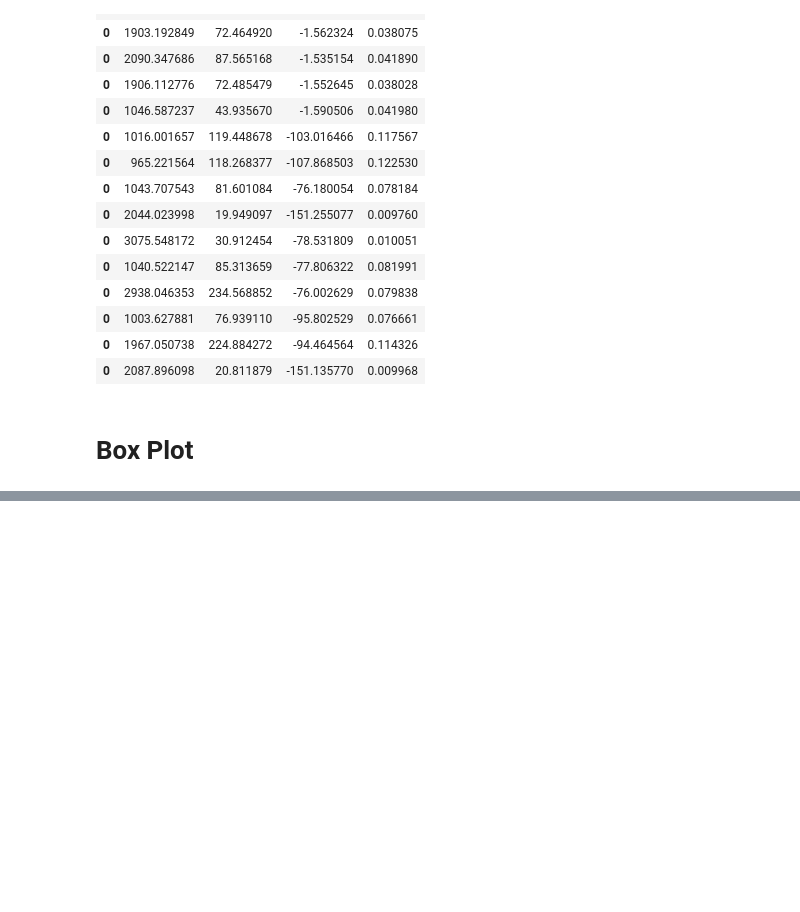
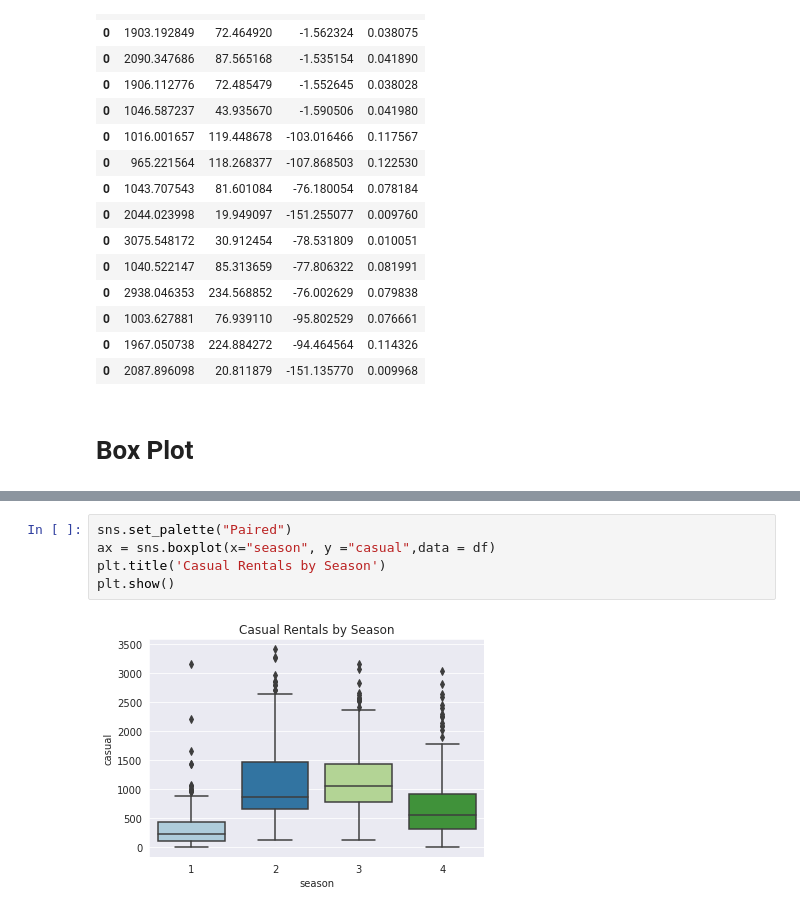
Before and after one commit to DLPY/Unsupervised-Learning-Session-2, a Jupyter notebook: Local_Outlier_Factor.ipynb, the cells around one changed output, grey strips where cells are left out. Cells and saved outputs as stored; diff of their text form; blank space fills up the shorter version.

```diff
--- a/Local_Outlier_Factor.ipynb
+++ b/Local_Outlier_Factor.ipynb
@@ -108,0 +214,7 @@ charges.query('LOF < -1.5')
+# %%
+sns.set_palette("Paired")
+ax = sns.boxplot(x="season", y ="casual",data = df)
+plt.title('Casual Rentals by Season')
+plt.show()
+# %% [output]
+[figure, added]
```
Also changed, not shown: parts of 17 cells of this notebook.
